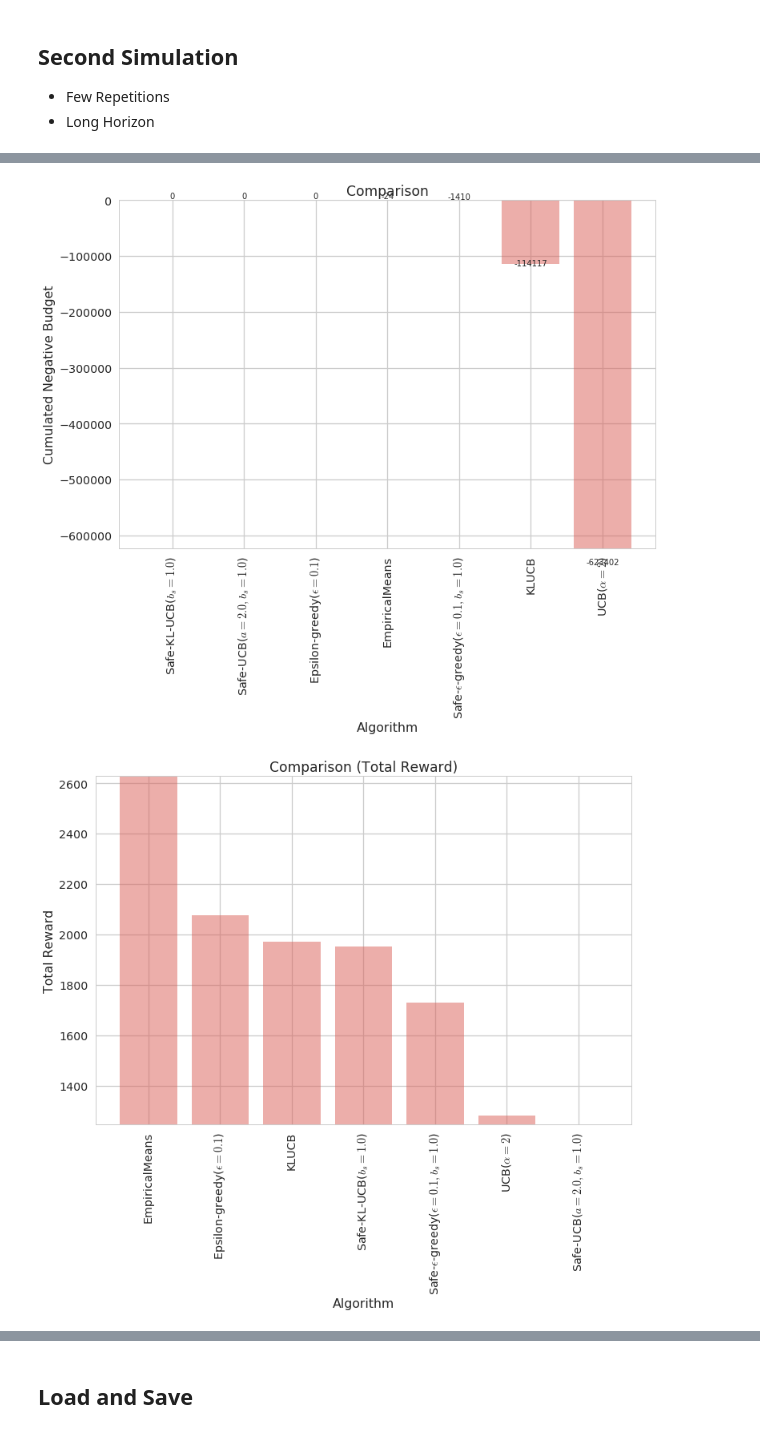
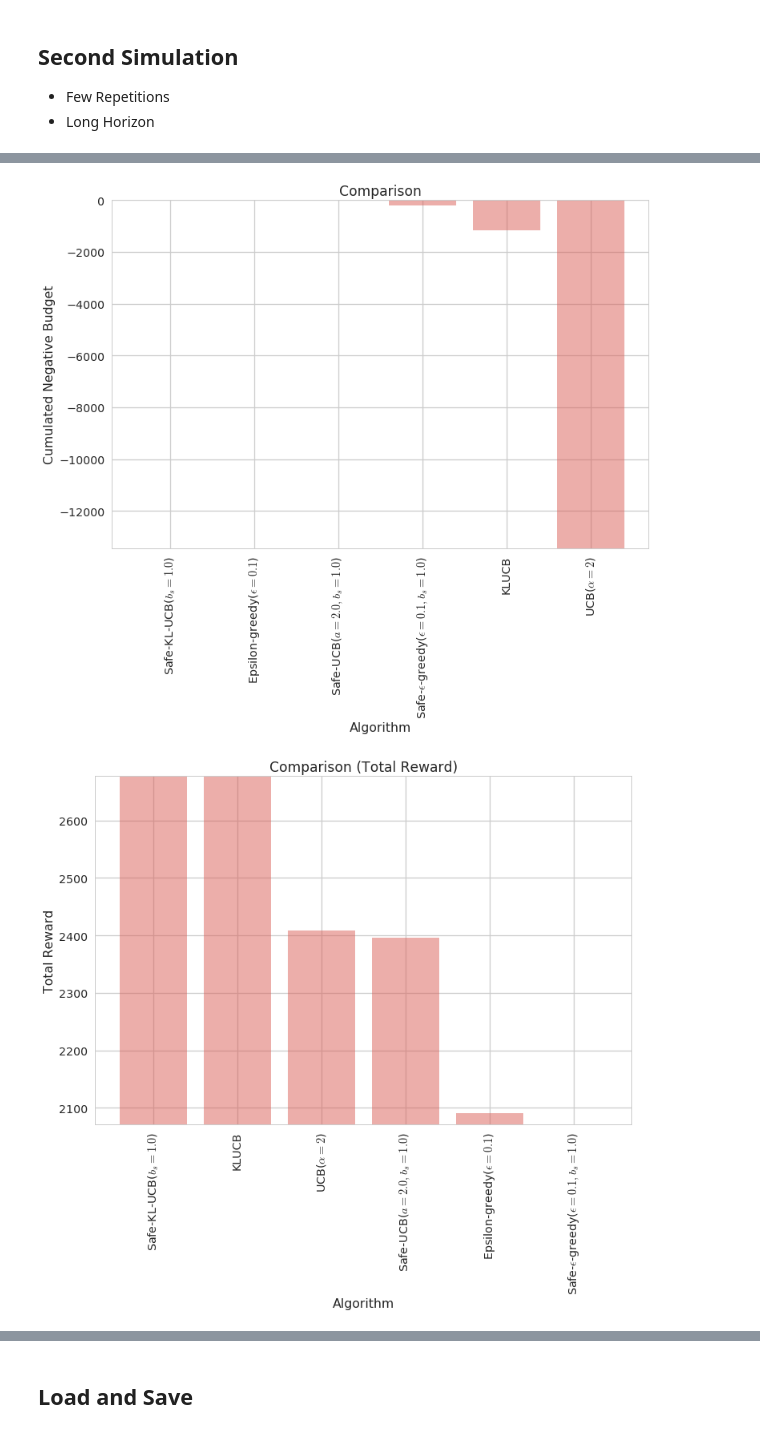
Before and after one commit to icmlanonymous/CyMAB, a Jupyter notebook: 05_multiple_algorithms_avereged_cyber.ipynb, the cells around one changed output, grey strips where cells are left out. Cells and saved outputs as stored; diff of their text form; code cells hidden in the pictures.

```diff
--- a/05_multiple_algorithms_avereged_cyber.ipynb
+++ b/05_multiple_algorithms_avereged_cyber.ipynb
@@ -55,17 +55,24 @@ ampl = maxr - minr
 #number of arms
 #k = len(means)
 
+# ONE POSITIVE ALL NEGATIVE GAUSSIAN ARMS :
+
+#k = 30
+#means = np.repeat(-0.1, k)
+#means[k-1] = 0.1
+#sigma = 0.5
+
 
 # LINEARLY INCREASING GAUSSIAN ARMS :
 
 # linear means for each arm
-k = 30
-means = np.linspace(-1, 0.1, k)
+k = 10
+means = np.linspace(-1.0, 0.2, k)
 #means = np.linspace(-0.5, 0.5, k)
 
 #variance for each arm
 #sigma = 1.0
-sigma = 0.5
+sigma = 0.3
 
 #arms objects (normal distribution, non-truncated)
 #A = [Gaussian(mu, sigma=sigma, mini=float('-inf'), maxi=float('inf')) for mu in means]
@@ -87,22 +94,22 @@ plt.show()
 # %%
 #initial budget
 b_0 = 10.0
-b_s = 3.0
+b_s = 5.0
 
 #algorithms
 G = [
+     SafeEpsilonGreedy(k, epsilon=0.1, inibudget=b_0, safebudget=b_s, lower=minr, amplitude=ampl),
      ClassicEpsilonGreedy(k, epsilon=0.1, lower=minr, amplitude=ampl),
-     UCBalpha(k, alpha=1.0*ampl, lower=minr, amplitude=ampl),
+     SafeKLUCB(k, inibudget=b_0, safebudget=b_s, lower=minr, amplitude=ampl),
      klUCB(k, lower=minr, amplitude=ampl),
+     SafeUCBalpha(k, alpha=1.0*ampl, inibudget=b_0, safebudget=b_s, lower=minr, amplitude=ampl),
+     UCBalpha(k, alpha=1.0*ampl, lower=minr, amplitude=ampl)
      #SoftMix(k, lower=minr, amplitude=ampl),
      #EmpiricalMeans(k, lower=minr, amplitude=ampl),
      ###UCBalpha(k, alpha=4.0*ampl, lower=minr, amplitude=ampl),
      ###UCBalpha(k, alpha=0.5*ampl),
      #UCBV(k, lower=minr, amplitude=ampl),
      ##Thompson(k),
-     SafeEpsilonGreedy(k, epsilon=0.1, inibudget=b_0, safebudget=b_s, lower=minr, amplitude=ampl),
-     SafeUCBalpha(k, alpha=1.0*ampl, inibudget=b_0, safebudget=b_s, lower=minr, amplitude=ampl),
-     SafeKLUCB(k, inibudget=b_0, safebudget=b_s, lower=minr, amplitude=ampl)
     ]
 
 #window average parameter (for graphics)
@@ -165,24 +191,28 @@ tau = 15000
 #repetitions
 n = 5
 
-M = mabs(A, G, tau, repetitions=n, window=win, inibudget=b_0)
-M.run(tqdm_leave=True)
+M2 = mabs(A, G, tau, repetitions=n, window=win, inibudget=b_0)
+M2.run(tqdm_leave=True)
 # %% [output]
 [interactive output not drawn]
 # %%
-P = mabplt(M)
+P = mabplt(M2)
 
 P.plot_comp_algs_cumulated_negative_budget()
 P.plot_comp_algs_total_rewards()
 
 P.plot_budget_progression()
 P.plot_average_reward_progression()
-P.plot_cumulated_regret_progression()
+
+P.plot_cumulated_regret_progression(show=False)
+plt.savefig('regret_t15000.pdf')
+plt.show()
+
 P.plot_precision_progression()
 
 P.plot_negative_budget_progression()
 P.plot_negative_budget_time_progression()
 P.plot_cumulated_negative_budget_progression()
 # %% [output]
-[figure, old version]
+[figure, new version]
-[figure, old version]
+[figure, new version]
```
Also changed, not shown: parts of 9 cells of this notebook, 3 other files.
